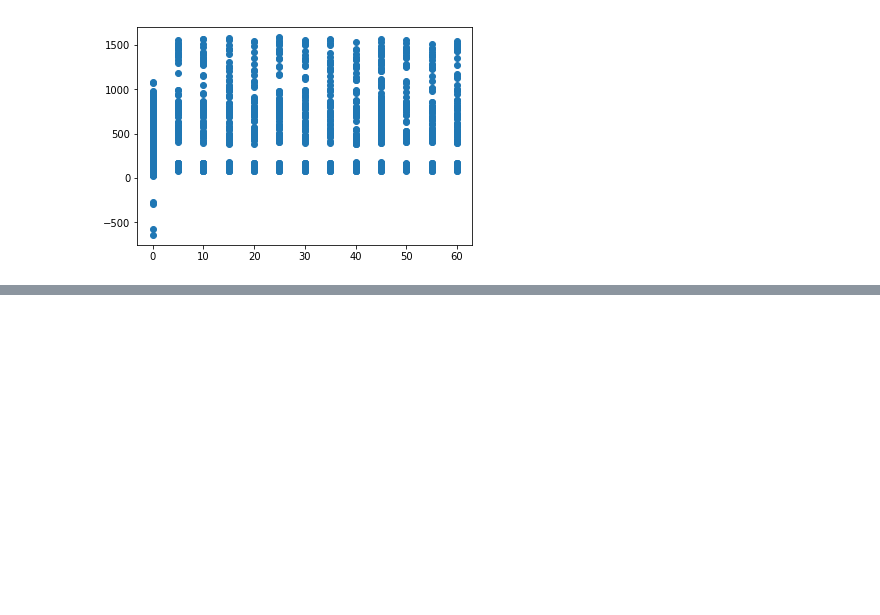
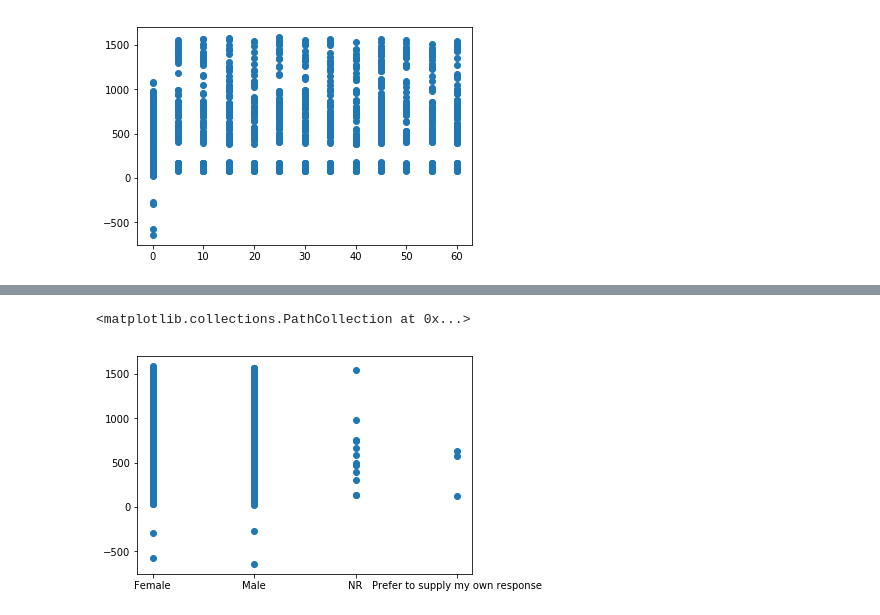
Before and after one commit to michlee1337/DataScience, a Jupyter notebook: disc_effect/discountEffect.ipynb, the cells around one changed output, grey strips where cells are left out. Cells and saved outputs as stored; diff of their text form; code cells hidden in the pictures; blank space fills up the shorter version.

```diff
--- a/disc_effect/discountEffect.ipynb
+++ b/disc_effect/discountEffect.ipynb
@@ -93,0 +126,5 @@ Ttest_indResult(statistic=-5.2374290740710965, pvalue=1.6976431562233368e-07)
+# %%
+plt.scatter(df['Gender'],df['DecSpend'])
+# %% [output]
+<matplotlib.collections.PathCollection at 0x...>
+[figure, added]
```
Also changed, not shown: parts of 29 cells of this notebook.
